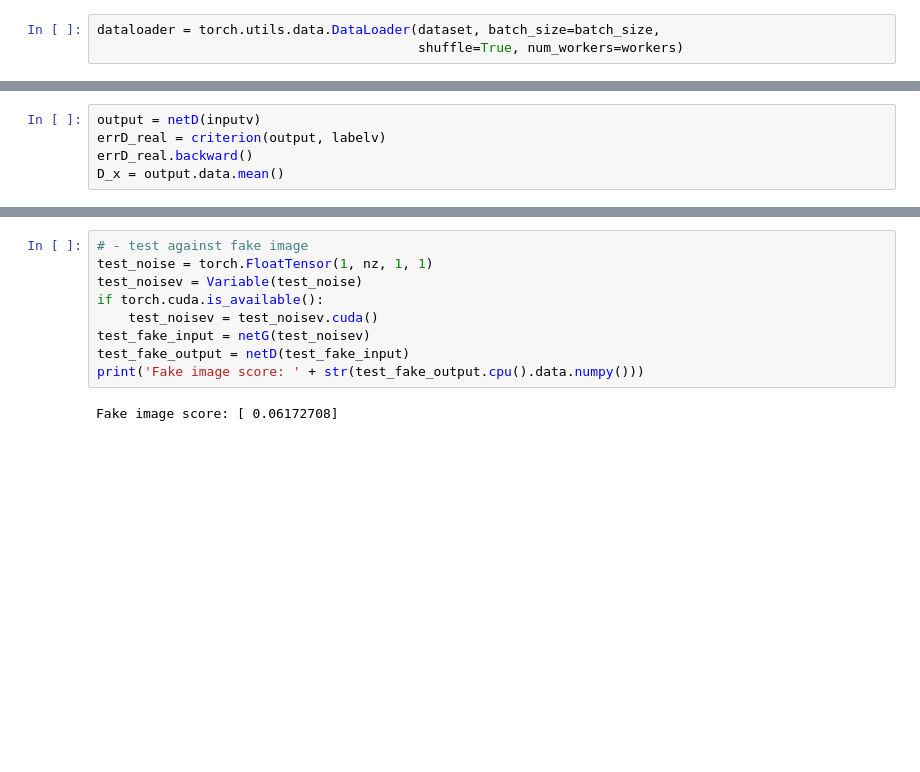
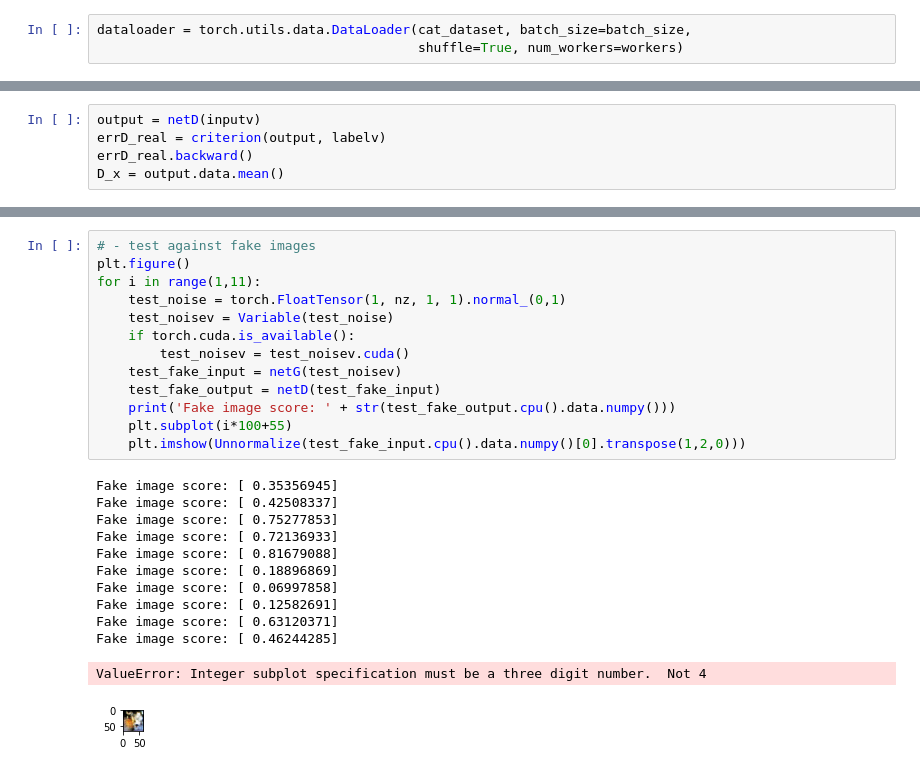
Before and after one commit to csgwon/examples, a Jupyter notebook: dcgan/DCGAN.ipynb, the cells around one changed output, grey strips where cells are left out. Saved outputs shown, nothing was run; the diff lists cells and outputs as text; blank space fills up the shorter version.

```diff
--- a/dcgan/DCGAN.ipynb
+++ b/dcgan/DCGAN.ipynb
@@ -53,5 +64,5 @@ Wall time: 725 ms
 # %%
-dataloader = torch.utils.data.DataLoader(dataset, batch_size=batch_size,
+dataloader = torch.utils.data.DataLoader(cat_dataset, batch_size=batch_size,
                                          shuffle=True, num_workers=workers)
 # %%
 # cust weights initialization called on generator and discriminator networks
@@ -321,11 +351,26 @@ Real image score: [ 0.98903543]
 # %%
-# - test against fake image
-test_noise = torch.FloatTensor(1, nz, 1, 1)
-test_noisev = Variable(test_noise)
-if torch.cuda.is_available():
-    test_noisev = test_noisev.cuda()
-test_fake_input = netG(test_noisev)
-test_fake_output = netD(test_fake_input)
-print('Fake image score: ' + str(test_fake_output.cpu().data.numpy()))
+# - test against fake images
+plt.figure()
+for i in range(1,11):
+    test_noise = torch.FloatTensor(1, nz, 1, 1).normal_(0,1)
+    test_noisev = Variable(test_noise)
+    if torch.cuda.is_available():
+        test_noisev = test_noisev.cuda()
+    test_fake_input = netG(test_noisev)
+    test_fake_output = netD(test_fake_input)
+    print('Fake image score: ' + str(test_fake_output.cpu().data.numpy()))
+    plt.subplot(i*100+55)
+    plt.imshow(Unnormalize(test_fake_input.cpu().data.numpy()[0].transpose(1,2,0)))
 # %% [output]
-Fake image score: [ 0.06172708]
+Fake image score: [ 0.35356945]
+Fake image score: [ 0.42508337]
+Fake image score: [ 0.75277853]
+Fake image score: [ 0.72136933]
+Fake image score: [ 0.81679088]
+Fake image score: [ 0.18896869]
+Fake image score: [ 0.06997858]
+Fake image score: [ 0.12582691]
+Fake image score: [ 0.63120371]
+Fake image score: [ 0.46244285]
+ValueError: Integer subplot specification must be a three digit number.  Not 4
+[figure, added]
```
Also changed, not shown: parts of 15 cells of this notebook.
